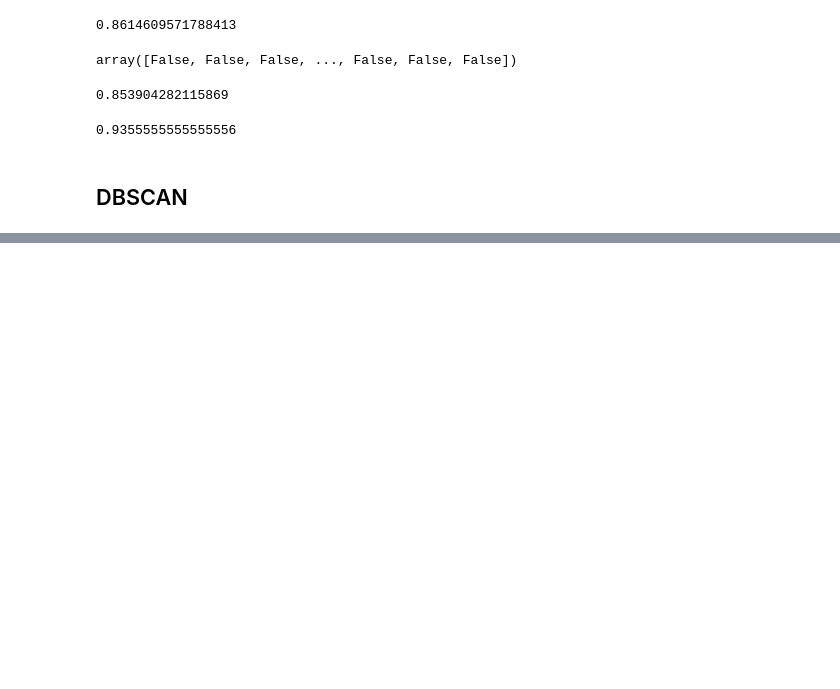
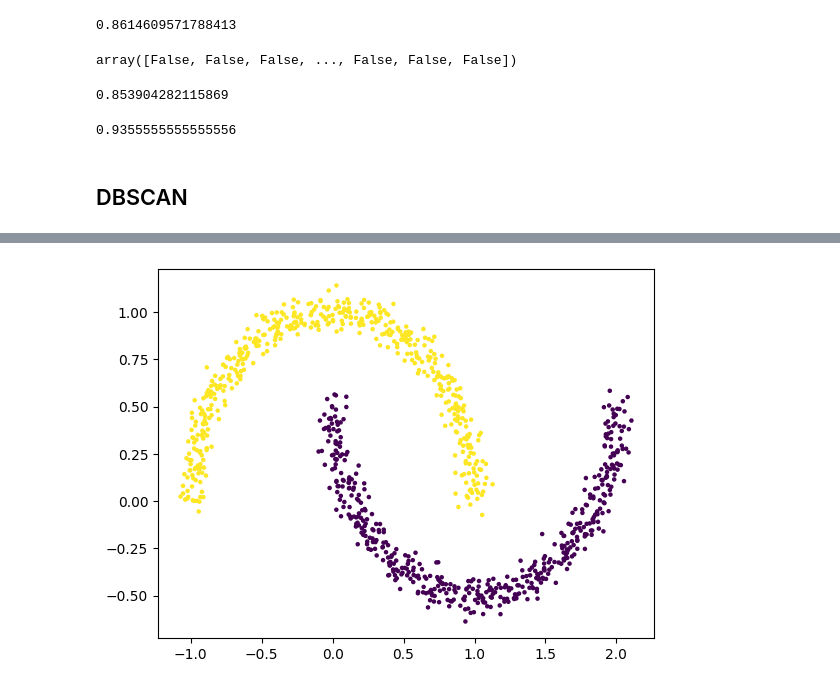
Before and after one commit to SzewczykSzy/Hands-On-Machine-Learning-tasks, a Jupyter notebook: 8. Unsupervised Learning Techniques/ult.ipynb, the cells around one changed output, grey strips where cells are left out. Drawn from its saved outputs; the diff is of its cells as text; code cells hidden in the pictures; blank space fills up the shorter version.

```diff
--- a/8. Unsupervised Learning Techniques/ult.ipynb
+++ b/8. Unsupervised Learning Techniques/ult.ipynb
@@ -243,0 +256,5 @@ log_reg.score(X_test, y_test)
+# %%
+plt.scatter(X[:,0], X[:,1],c=dbscan.labels_, s=5)
+plt.show()
+# %% [output]
+[figure, added]
```
Also changed, not shown: parts of 29 cells of this notebook.
